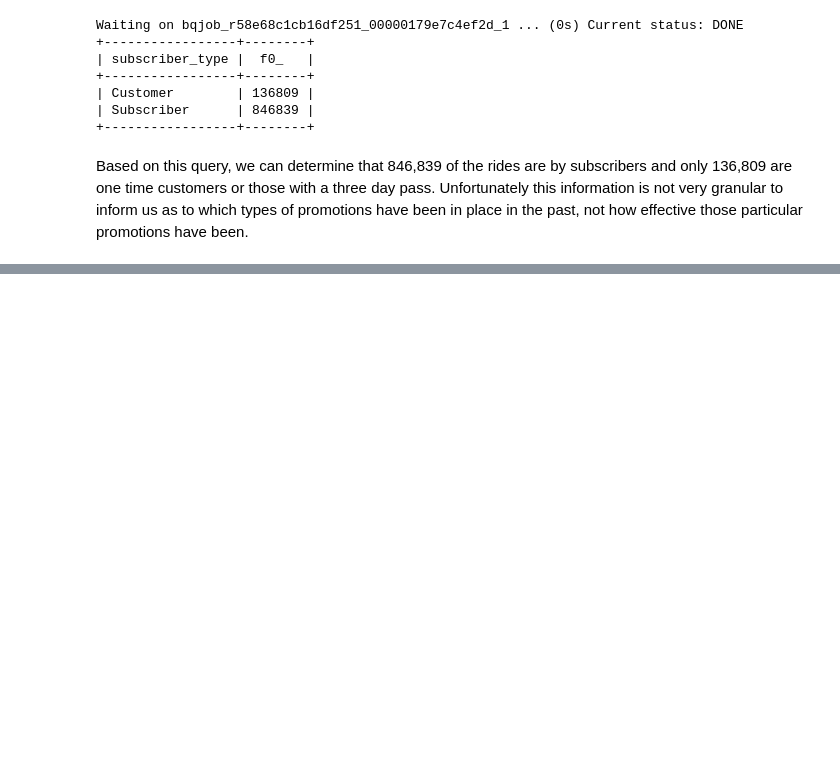
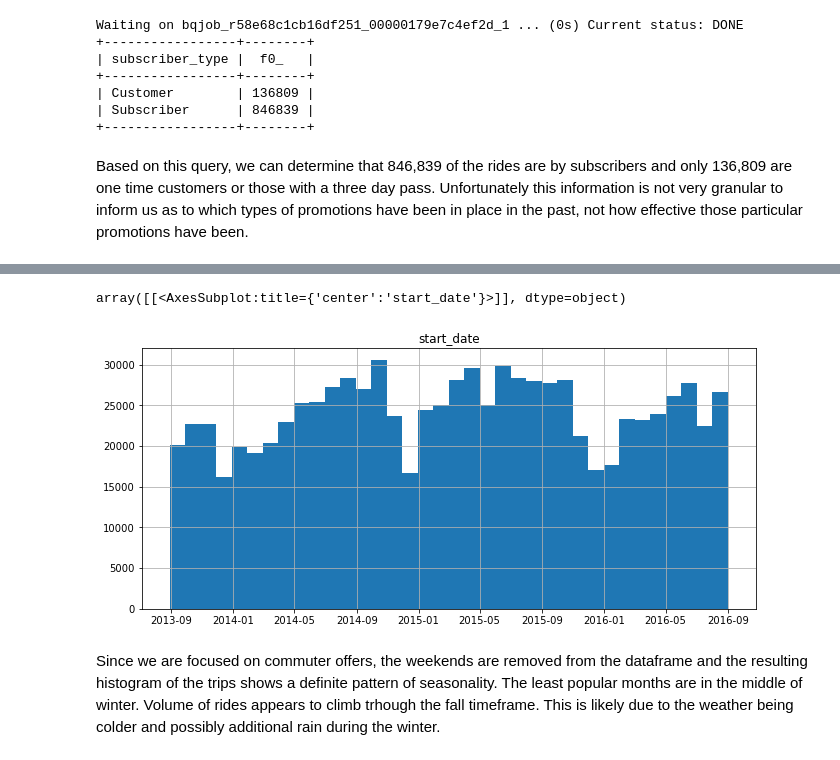
Before and after one commit to johclark29/project1, a Jupyter notebook: project1.ipynb, the cells around one changed output, grey strips where cells are left out. Cells and saved outputs as stored; diff of their text form; code cells hidden in the pictures; blank space fills up the shorter version.

```diff
--- a/project1.ipynb
+++ b/project1.ipynb
@@ -229,0 +203,7 @@ my_panda_data_frame.trip_freq.hist()
+# %%
+df.hist(column='start_date', bins = 36, figsize = [11,4.8])
+# %% [output]
+array([[<AxesSubplot:title={'center':'start_date'}>]], dtype=object)
+[figure, added]
+# %% [markdown]
+Since we are focused on commuter offers, the weekends are removed from the dataframe and the resulting histogram of the trips shows a definite pattern of seasonality. The least popular months are in the middle of winter. Volume of rides appears to climb trhough the fall timeframe. This is likely due to the weather being colder and possibly additional rain during the winter.
```
Also changed, not shown: parts of 24 cells of this notebook.
